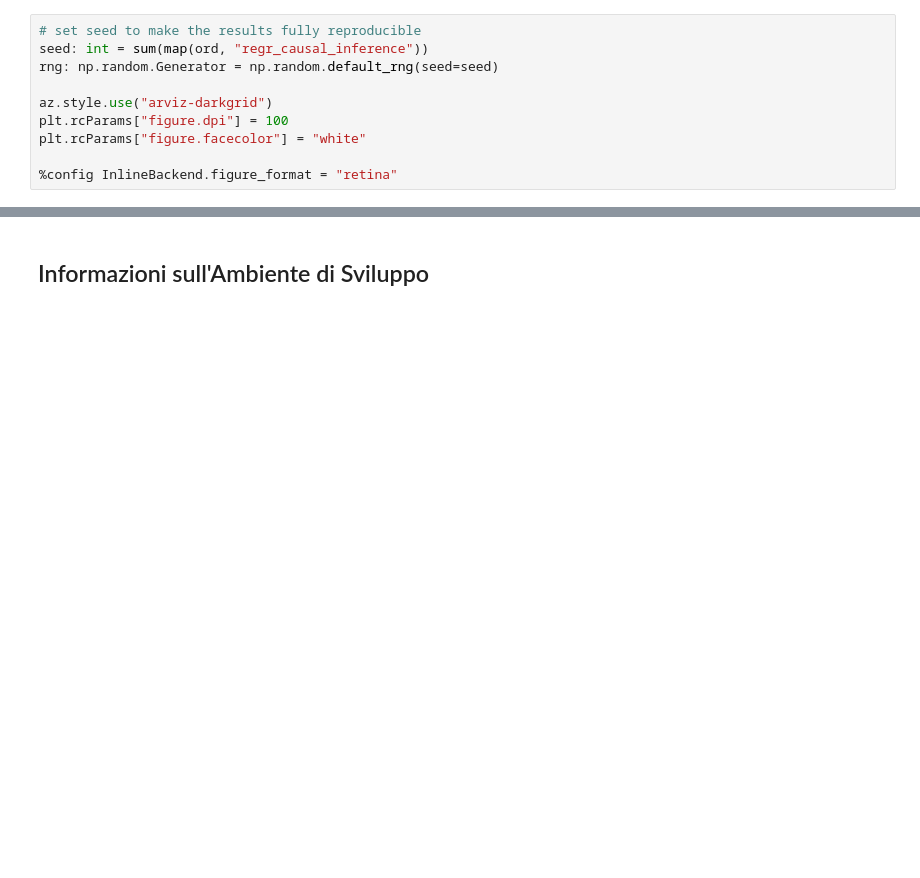
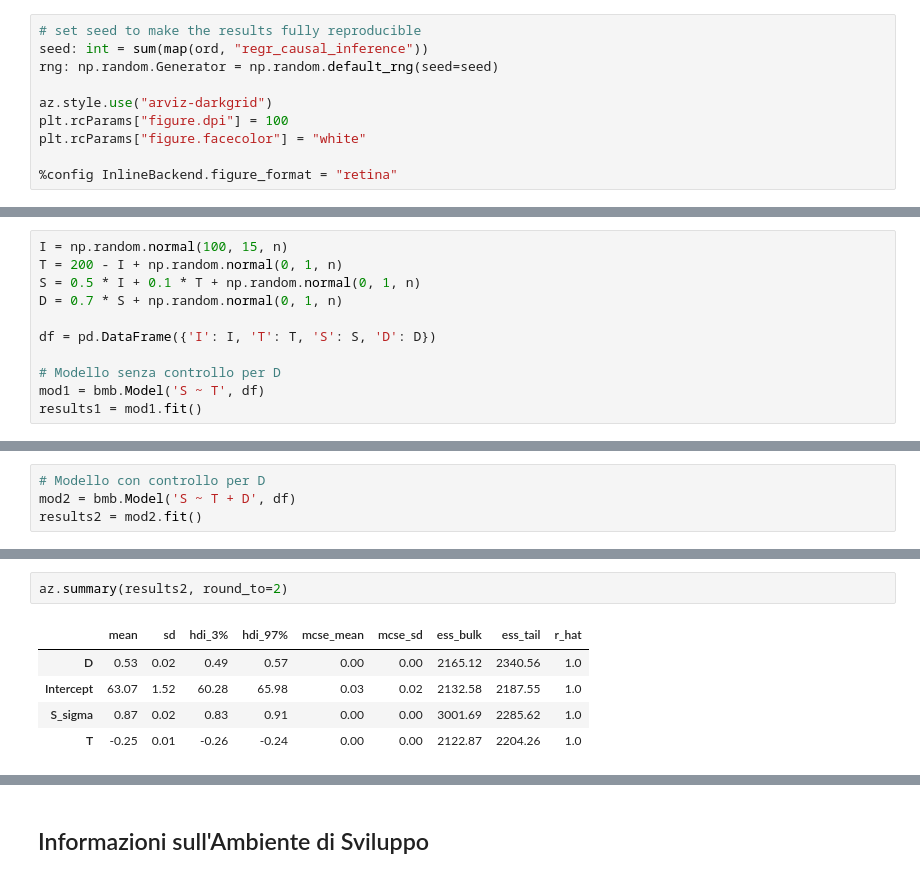
Before and after one commit to ccaudek/ds4p, a Jupyter notebook: _build/jupyter_execute/chapter_5/05_09_causal_inference.ipynb, the cells around one changed output, grey strips where cells are left out. Cells and saved outputs as stored; diff of their text form; blank space fills up the shorter version.

```diff
--- a/_build/jupyter_execute/chapter_5/05_09_causal_inference.ipynb
+++ b/_build/jupyter_execute/chapter_5/05_09_causal_inference.ipynb
@@ -821,0 +306,11 @@ Utilizzare i concetti presentati in questo capitolo per analizzare l'articolo se
+# %%
+I = np.random.normal(100, 15, n)
+T = 200 - I + np.random.normal(0, 1, n)
+S = 0.5 * I + 0.1 * T + np.random.normal(0, 1, n)
+D = 0.7 * S + np.random.normal(0, 1, n)
+
+df = pd.DataFrame({'I': I, 'T': T, 'S': S, 'D': D})
+
+# Modello senza controllo per D
+mod1 = bmb.Model('S ~ T', df)
+results1 = mod1.fit()
@@ -821,0 +333,4 @@ Utilizzare i concetti presentati in questo capitolo per analizzare l'articolo se
+# %%
+# Modello con controllo per D
+mod2 = bmb.Model('S ~ T + D', df)
+results2 = mod2.fit()
@@ -821,0 +346,8 @@ Utilizzare i concetti presentati in questo capitolo per analizzare l'articolo se
+# %%
+az.summary(results2, round_to=2)
+# %% [output]
+|  | mean | sd | hdi_3% | hdi_97% | mcse_mean | mcse_sd | ess_bulk | ess_tail | r_hat |
+| D | 0.53 | 0.02 | 0.49 | 0.57 | 0.00 | 0.00 | 2165.12 | 2340.56 | 1.0 |
+| Intercept | 63.07 | 1.52 | 60.28 | 65.98 | 0.03 | 0.02 | 2132.58 | 2187.55 | 1.0 |
+| S_sigma | 0.87 | 0.02 | 0.83 | 0.91 | 0.00 | 0.00 | 3001.69 | 2285.62 | 1.0 |
+| T | -0.25 | 0.01 | -0.26 | -0.24 | 0.00 | 0.00 | 2122.87 | 2204.26 | 1.0 |
```
Also changed, not shown: parts of 129 cells of this notebook, 39 other files.
